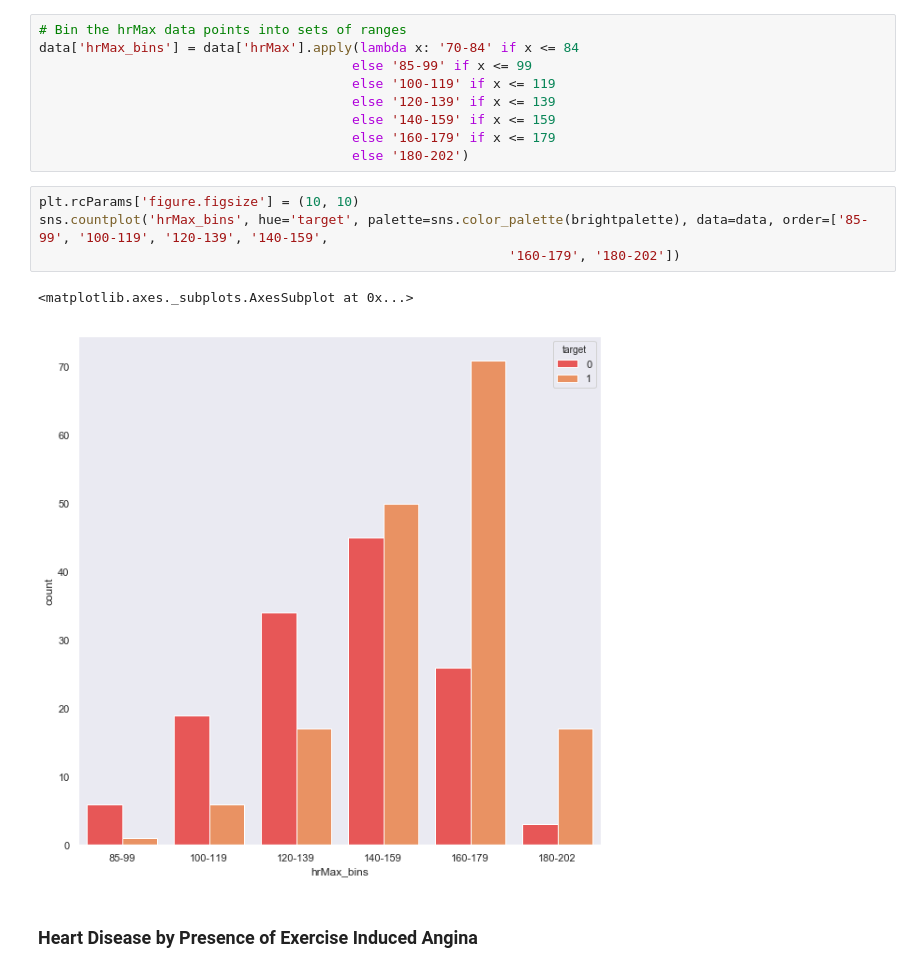
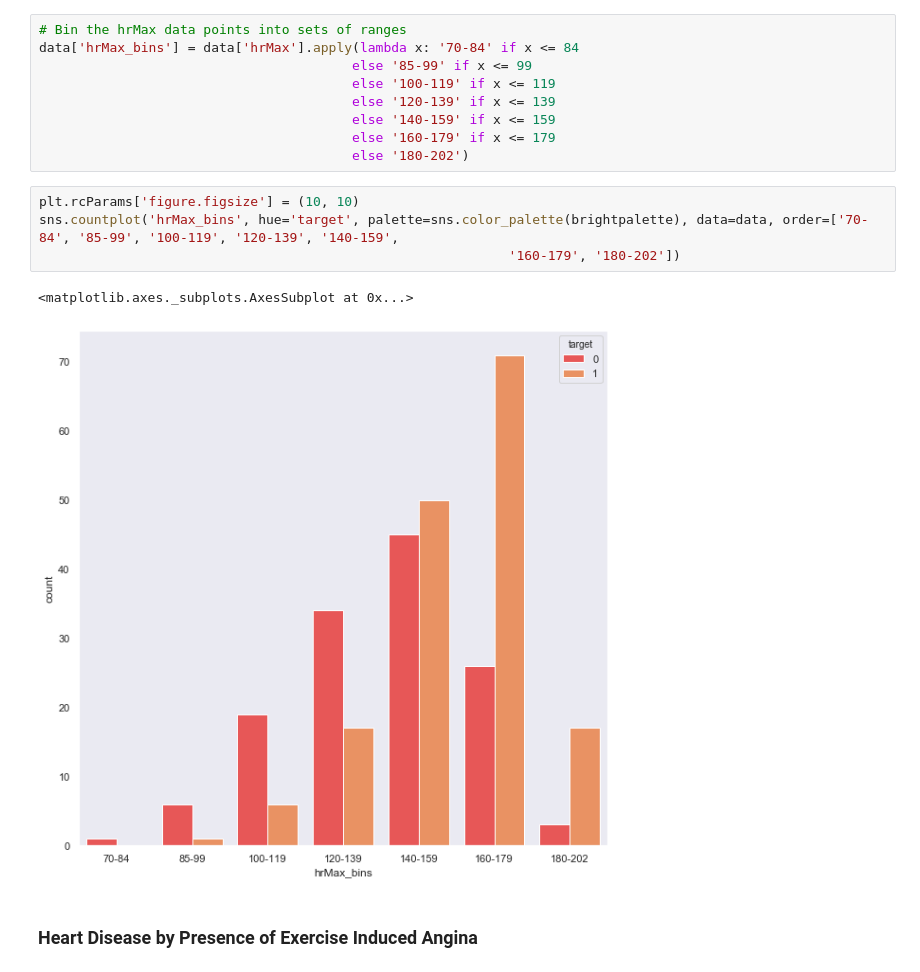
Before and after one commit to ljsauer/LaunchCode, a Jupyter notebook: Final Project - EDA/Heart_Disease_EDA.ipynb, the cells around one changed output. Cells and saved outputs as stored; diff of their text form.

```diff
--- a/Final Project - EDA/Heart_Disease_EDA.ipynb
+++ b/Final Project - EDA/Heart_Disease_EDA.ipynb
@@ -206,11 +206,11 @@ data['hrMax_bins'] = data['hrMax'].apply(lambda x: '70-84' if x <= 84
                                         else '180-202')
 # %%
 plt.rcParams['figure.figsize'] = (10, 10)
-sns.countplot('hrMax_bins', hue='target', palette=sns.color_palette(brightpalette), data=data, order=['85-99', '100-119', '120-139', '140-159',
+sns.countplot('hrMax_bins', hue='target', palette=sns.color_palette(brightpalette), data=data, order=['70-84', '85-99', '100-119', '120-139', '140-159',
                                                             '160-179', '180-202'])
 # %% [output]
 <matplotlib.axes._subplots.AxesSubplot at 0x...>
-[figure, old version]
+[figure, new version]
 # %% [markdown]
 ### Heart Disease by Presence of Exercise Induced Angina
 # %%
```
Also changed, not shown: parts of 7 cells of this notebook.
